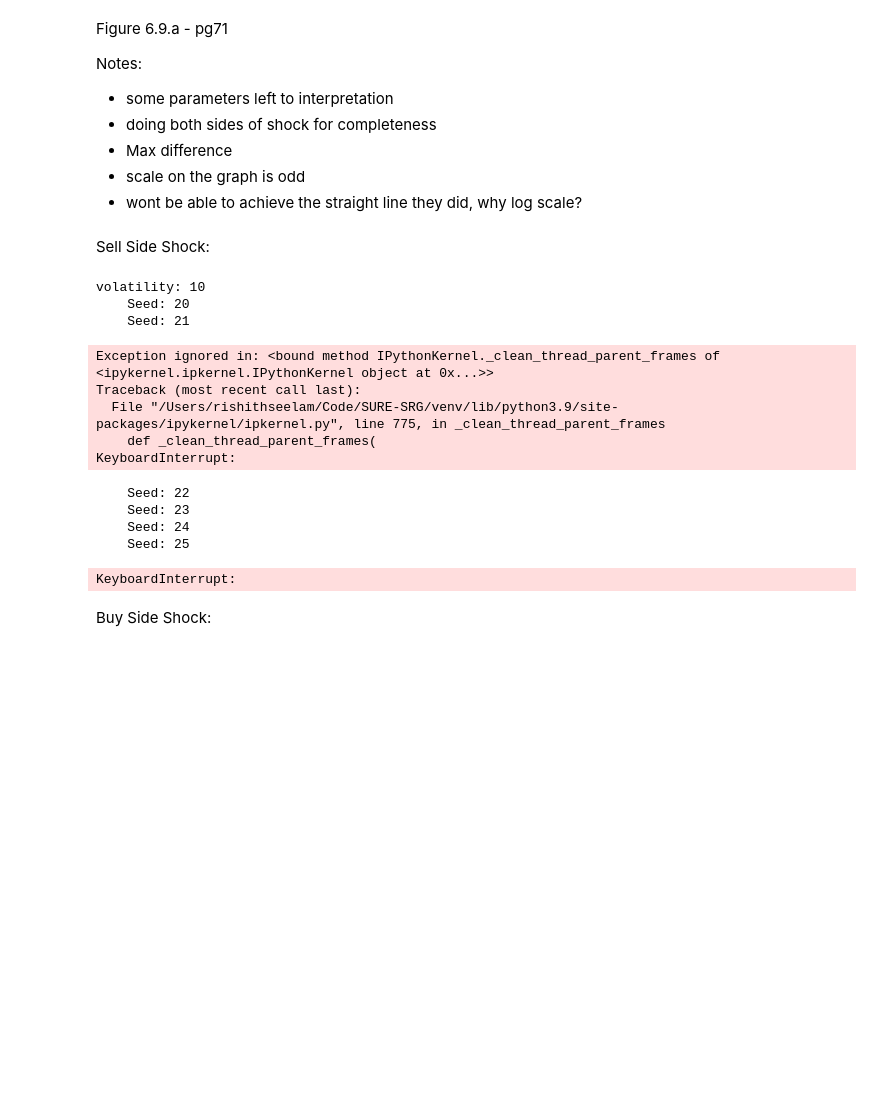
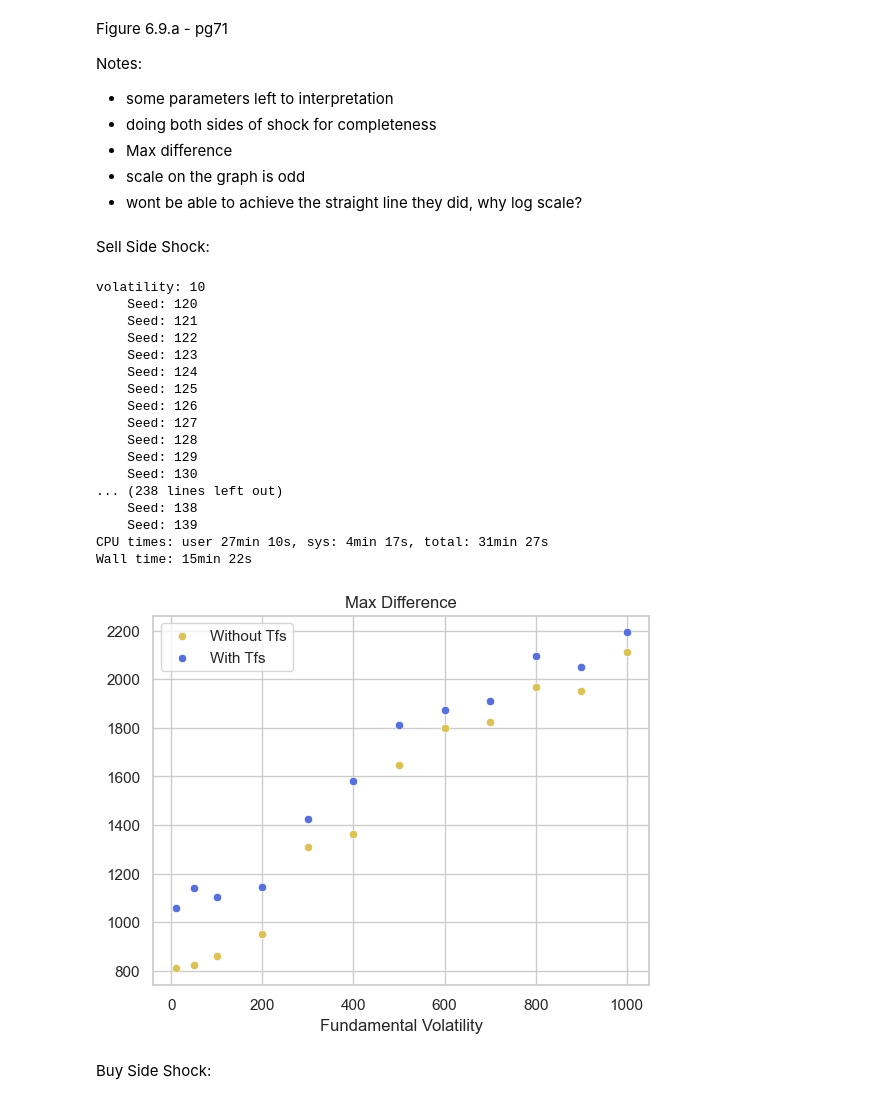
Before and after one commit to dipplestix/pymarketsim, a Jupyter notebook: recreation_6.5.ipynb, the cells around one changed output. Drawn from its saved outputs; the diff is of its cells as text; code cells hidden in the pictures; blank space fills up the shorter version.

```diff
--- a/recreation_6.5.ipynb
+++ b/recreation_6.5.ipynb
@@ -27,7 +27,7 @@ plot_trend = {}
 
 for volatility in [10, 50, 100, 200, 300, 400, 500, 600, 700, 800, 900, 1000]:
     print(f"volatility: {volatility}")
-    for seed in range(20, 30):
+    for seed in range(120, 140):
         print(f"    Seed: {seed}")
         sim_no_trend = ShockSimulator(
                 num_background_agents=66,
@@ -50,7 +50,7 @@ for volatility in [10, 50, 100, 200, 300, 400, 500, 600, 700, 800, 900, 1000]:
                 shock_interval = 125,
                 shock_volume = 50,
                 shock_side = SELL,
-                L = 4,
+                L = 5,
                 PI = 100.0,
                 texp = 50,
                 random_seed = seed,
@@ -92,7 +92,7 @@ for volatility in [10, 50, 100, 200, 300, 400, 500, 600, 700, 800, 900, 1000]:
                 shock_interval = 125,
                 shock_volume = 50,
                 shock_side = SELL,
-                L = 4,
+                L = 5,
                 PI = 100.0,
                 texp = 50,
                 random_seed = seed,
@@ -121,48 +121,53 @@ palette = sns.color_palette("hls", 8)
 
 X_nt = []
 Y_nt = []
 
 for k, v in plot_no_trend.items():
     X_nt.append(k)
-    Y_nt.append(v / 10)
+    Y_nt.append(v / 20)
 
 
 X_t = []
 Y_t = []
 
 for k, v in plot_trend.items():
     X_t.append(k)
-    Y_t.append(v / 10)
+    Y_t.append(v / 20)
 
 sns.scatterplot(x=X_nt, y=Y_nt, color=palette[1], label="Without Tfs")
 sns.scatterplot(x=X_t, y=Y_t, color=palette[5], label="With Tfs")
 
 # Set plot labels and title
 plt.xlabel('Fundamental Volatility')
 plt.ylabel('')
 plt.title('Max Difference')
 
 # Display legend
 plt.legend()
 
 base = "/Users/rishithseelam/Code/SURE-SRG/market-sim-py/results/fig_6.9.a/"
 
 # save plot
-plt.savefig(base + f"6.6_SELL.png")
+plt.savefig(base + f"6.9.a_SELL.png")
 # %% [output]
 volatility: 10
-    Seed: 20
-    Seed: 21
+    Seed: 120
+    Seed: 121
+    Seed: 122
+    Seed: 123
+    Seed: 124
+    Seed: 125
+    Seed: 126
+    Seed: 127
+    Seed: 128
+    Seed: 129
+    Seed: 130
+... (238 lines left out)
+    Seed: 138
+    Seed: 139
+CPU times: user 27min 10s, sys: 4min 17s, total: 31min 27s
+Wall time: 15min 22s
-Exception ignored in: <bound method IPythonKernel._clean_thread_parent_frames of <ipykernel.ipkernel.IPythonKernel object at 0x...>>
-Traceback (most recent call last):
-  File "/Users/rishithseelam/Code/SURE-SRG/venv/lib/python3.9/site-packages/ipykernel/ipkernel.py", line 775, in _clean_thread_parent_frames
-    def _clean_thread_parent_frames(
-KeyboardInterrupt:
-    Seed: 22
-    Seed: 23
-    Seed: 24
-    Seed: 25
-KeyboardInterrupt:
+[figure, added]
 # %% [markdown]
 Buy Side Shock:
 # %%
```
Also changed, not shown: parts of 3 cells of this notebook, 16 other files.
